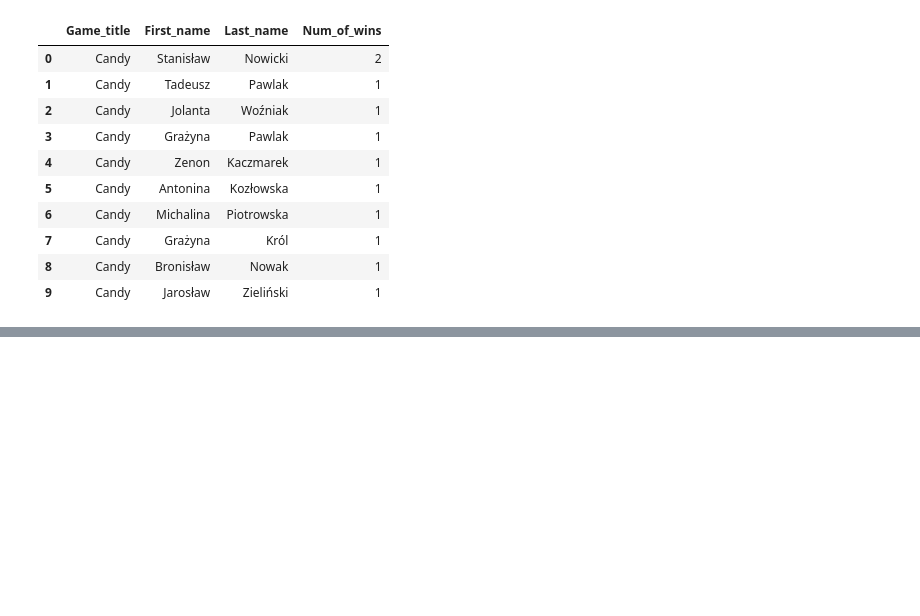
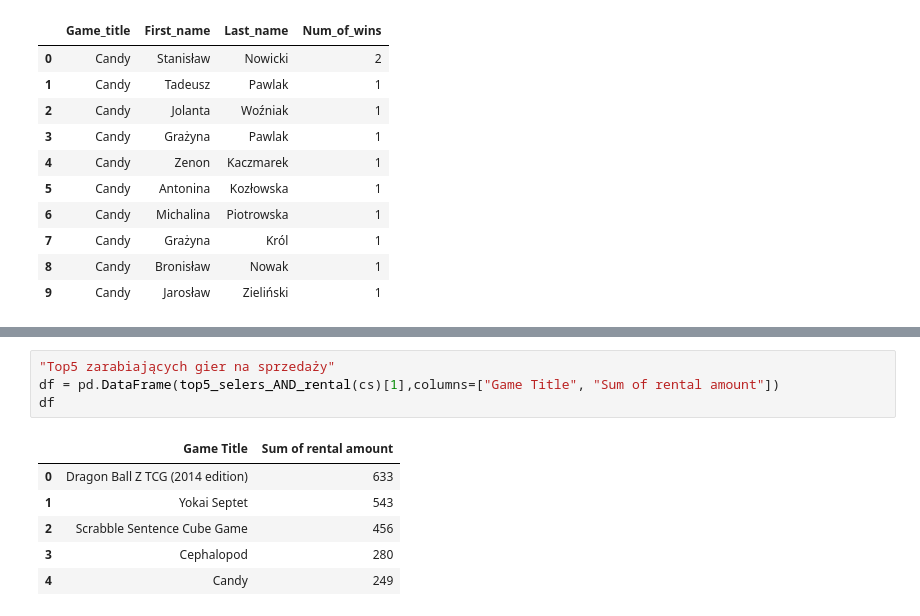
Before and after one commit to Saddii/DTB_proj, a Jupyter notebook: Analiza.ipynb, the cells around one changed output, grey strips where cells are left out. Drawn from its saved outputs; the diff is of its cells as text; blank space fills up the shorter version.

```diff
--- a/Analiza.ipynb
+++ b/Analiza.ipynb
@@ -85,3 +85,14 @@ df
 | 36 | Crocodile Dentist | Arkadiusz | Nowicki | 1 |
 | 37 | King Oil | Edward | Wójcik | 1 |
 | 38 | Wings of Glory: WW1 Rules and Acc... | Sebastian | Dąbrowski | 1 |
+# %%
+"Top5 zarabiających gier na sprzedaży"
+df = pd.DataFrame(top5_selers_AND_rental(cs)[1],columns=["Game Title", "Sum of rental amount"])
+df
+# %% [output]
+|  | Game Title | Sum of rental amount |
+| 0 | Dragon Ball Z TCG (2014 edition) | 633 |
+| 1 | Yokai Septet | 543 |
+| 2 | Scrabble Sentence Cube Game | 456 |
+| 3 | Cephalopod | 280 |
+| 4 | Candy | 249 |
```
Also changed, not shown: parts of 3 cells of this notebook, 2 other files.
